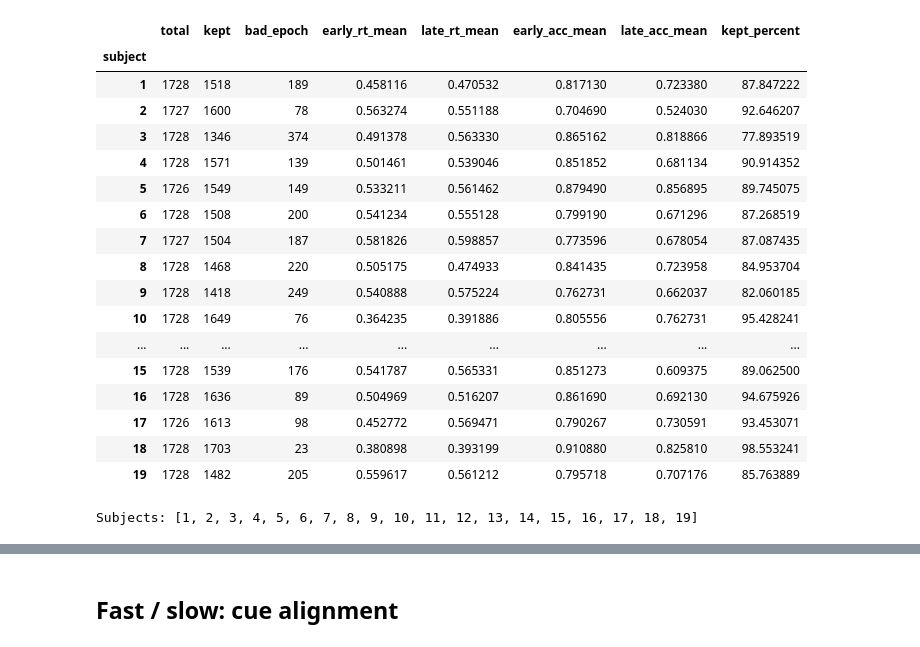
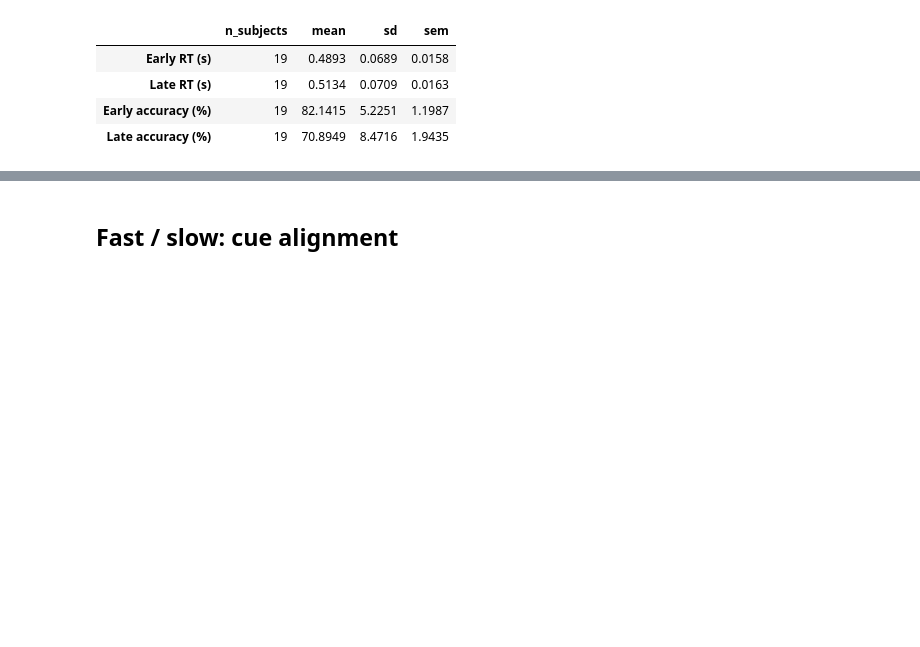
Before and after one commit to yiyue-zhang99/TW-in-WM, a Jupyter notebook: results/micheal_plot.ipynb, the cells around one changed output, grey strips where cells are left out. Drawn from its saved outputs; the diff is of its cells as text; code cells hidden in the pictures; blank space fills up the shorter version.

```diff
--- a/results/micheal_plot.ipynb
+++ b/results/micheal_plot.ipynb
@@ -179,44 +96,19 @@ def output_dir():
 # %%
-rows = []
-for path in SESSION_PATHS:
-    data = session_metadata(path)
-    n = len(data['early_rt'])
-    keep = trial_mask(data)
-    rows.append(dict(subject=subject_id(path), total=n, kept=int(keep.sum()),
-        early_correct=int((data['early_acc']==1).sum()),
-        late_correct=int((data['late_acc']==1).sum()),
-        #both_correct=int(((data['early_acc']==1)&(data['late_acc']==1)).sum()),
-        bad_epoch=int(np.asarray(data['is_bad_epoch'], bool).sum()),
-        early_rt=data['early_rt'][keep],
-        late_rt=data['late_rt'][keep]))
-trial_summary = pd.DataFrame(rows).groupby('subject').agg(
-    total=('total','sum'), kept=('kept','sum'), #both_correct=('both_correct','sum'),
-    early_correct=('early_correct','sum'), late_correct=('late_correct','sum'),
-    bad_epoch=('bad_epoch','sum'),
-    early_rt_mean=('early_rt', lambda rt: np.mean(np.concatenate(rt.to_list()))),
-    late_rt_mean=('late_rt', lambda rt: np.mean(np.concatenate(rt.to_list()))))
-trial_summary['early_acc_mean'] = trial_summary.pop('early_correct') / trial_summary['total']
-trial_summary['late_acc_mean'] = trial_summary.pop('late_correct') / trial_summary['total']
-trial_summary['kept_percent'] = 100*trial_summary.kept/trial_summary.total
-display(trial_summary)
-print('Subjects:', trial_summary.index.tolist())
+# Group-level behaviour, each subject counts the same: one value per subject (RT: mean over
+# retained trials; accuracy: over all trials, before trial filtering), then mean, SD (ddof=1)
+# and SEM across subjects.
+subject_behavior = pd.DataFrame({
+    'Early RT (s)': kept.groupby('subject').early_rt.mean(),
+    'Late RT (s)': kept.groupby('subject').late_rt.mean(),
+    'Early accuracy (%)': 100 * (trials.early_acc == 1).groupby(trials.subject).mean(),
+    'Late accuracy (%)': 100 * (trials.late_acc == 1).groupby(trials.subject).mean(),
+})
+group_summary = subject_behavior.agg(['count', 'mean', 'std', 'sem']).T
+group_summary = group_summary.rename(columns={'count': 'n_subjects', 'std': 'sd'}).astype({'n_subjects': int})
+display(group_summary.round(4))
 # %% [output]
-|  | total | kept | bad_epoch | early_rt_mean | late_rt_mean | early_acc_mean | late_acc_mean | kept_percent |
-| subject |  |  |  |  |  |  |  |  |
-| 1 | 1728 | 1518 | 189 | 0.458116 | 0.470532 | 0.817130 | 0.723380 | 87.847222 |
-| 2 | 1727 | 1600 | 78 | 0.563274 | 0.551188 | 0.704690 | 0.524030 | 92.646207 |
-| 3 | 1728 | 1346 | 374 | 0.491378 | 0.563330 | 0.865162 | 0.818866 | 77.893519 |
-| 4 | 1728 | 1571 | 139 | 0.501461 | 0.539046 | 0.851852 | 0.681134 | 90.914352 |
-| 5 | 1726 | 1549 | 149 | 0.533211 | 0.561462 | 0.879490 | 0.856895 | 89.745075 |
-| 6 | 1728 | 1508 | 200 | 0.541234 | 0.555128 | 0.799190 | 0.671296 | 87.268519 |
-| 7 | 1727 | 1504 | 187 | 0.581826 | 0.598857 | 0.773596 | 0.678054 | 87.087435 |
-| 8 | 1728 | 1468 | 220 | 0.505175 | 0.474933 | 0.841435 | 0.723958 | 84.953704 |
-| 9 | 1728 | 1418 | 249 | 0.540888 | 0.575224 | 0.762731 | 0.662037 | 82.060185 |
-| 10 | 1728 | 1649 | 76 | 0.364235 | 0.391886 | 0.805556 | 0.762731 | 95.428241 |
-| ... | ... | ... | ... | ... | ... | ... | ... | ... |
-| 15 | 1728 | 1539 | 176 | 0.541787 | 0.565331 | 0.851273 | 0.609375 | 89.062500 |
-| 16 | 1728 | 1636 | 89 | 0.504969 | 0.516207 | 0.861690 | 0.692130 | 94.675926 |
-| 17 | 1726 | 1613 | 98 | 0.452772 | 0.569471 | 0.790267 | 0.730591 | 93.453071 |
-| 18 | 1728 | 1703 | 23 | 0.380898 | 0.393199 | 0.910880 | 0.825810 | 98.553241 |
-| 19 | 1728 | 1482 | 205 | 0.559617 | 0.561212 | 0.795718 | 0.707176 | 85.763889 |
+|  | n_subjects | mean | sd | sem |
+| Early RT (s) | 19 | 0.4893 | 0.0689 | 0.0158 |
+| Late RT (s) | 19 | 0.5134 | 0.0709 | 0.0163 |
+| Early accuracy (%) | 19 | 82.1415 | 5.2251 | 1.1987 |
+| Late accuracy (%) | 19 | 70.8949 | 8.4716 | 1.9435 |
-Subjects: [1, 2, 3, 4, 5, 6, 7, 8, 9, 10, 11, 12, 13, 14, 15, 16, 17, 18, 19]
```
Also changed, not shown: parts of 13 cells of this notebook, 7 other files.
